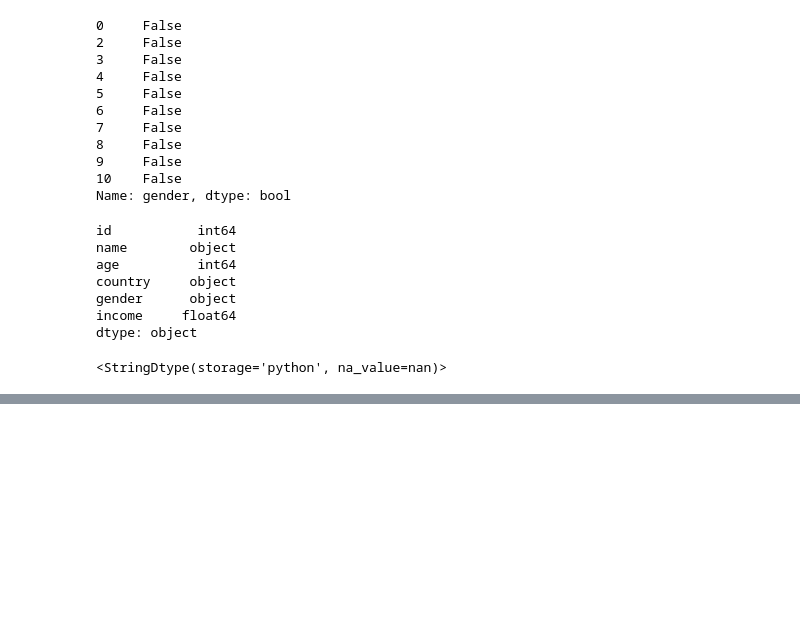
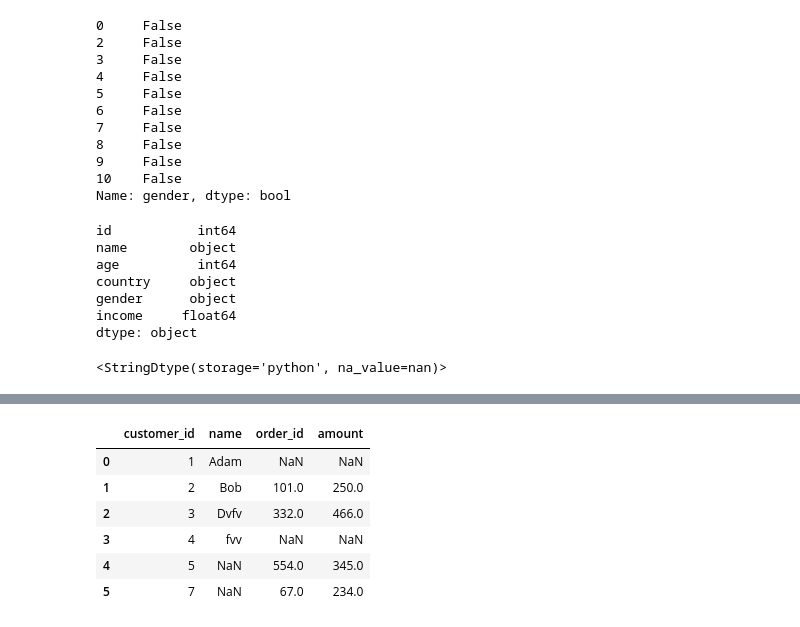
Before and after one commit to pratham-sugandhi/python, a Jupyter notebook: PANDAS/pandas_tutorial.ipynb, the cells around one changed output, grey strips where cells are left out. Saved outputs shown, nothing was run; the diff lists cells and outputs as text; code cells hidden in the pictures; blank space fills up the shorter version.

```diff
--- a/PANDAS/pandas_tutorial.ipynb
+++ b/PANDAS/pandas_tutorial.ipynb
@@ -381,0 +554,30 @@ NameError: name 'df' is not defined
+# %%
+# merging and joining--
+
+df_customers = pd.DataFrame({
+    "customer_id" : [1,2,3,4],
+    "name" : ["Adam", "Bob", "Dvfv", "fvv"]
+})
+
+df_orders = pd.DataFrame({
+    "order_id" : [101, 554,67,332],
+    "customer_id":[2,5,7,3],
+    "amount" : [250, 345, 234, 466]
+})
+
+# inner join- common
+pd.merge(df_customers, df_orders, on="customer_id")
+
+# left join- left index hai
+pd.merge(df_customers, df_orders, on="customer_id", how="left")
+
+# outer join- union
+pd.merge(df_customers, df_orders, on="customer_id", how="outer")
+# %% [output]
+|  | customer_id | name | order_id | amount |
+| 0 | 1 | Adam | NaN | NaN |
+| 1 | 2 | Bob | 101.0 | 250.0 |
+| 2 | 3 | Dvfv | 332.0 | 466.0 |
+| 3 | 4 | fvv | NaN | NaN |
+| 4 | 5 | NaN | 554.0 | 345.0 |
+| 5 | 7 | NaN | 67.0 | 234.0 |
```
Also changed, not shown: parts of 8 cells of this notebook.
